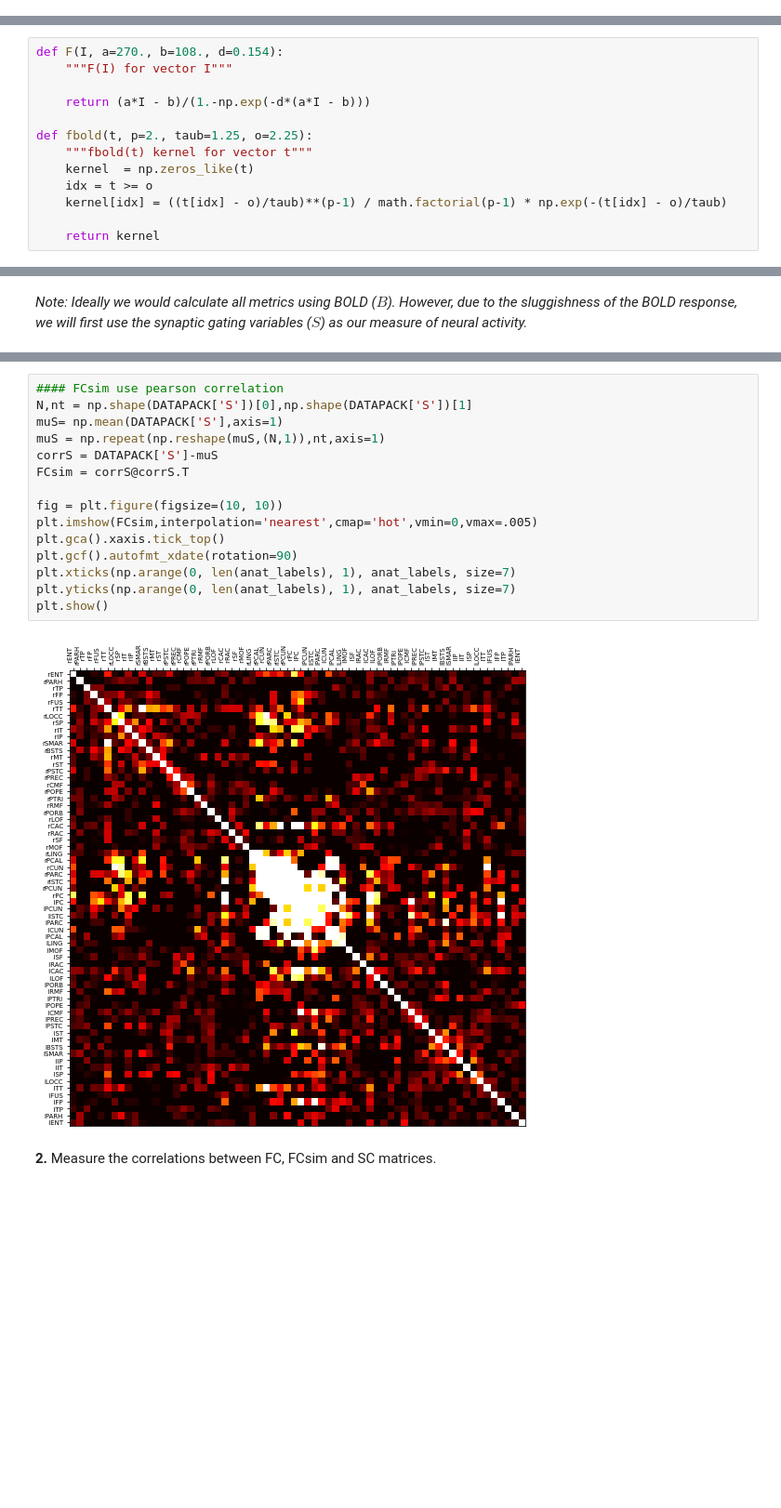
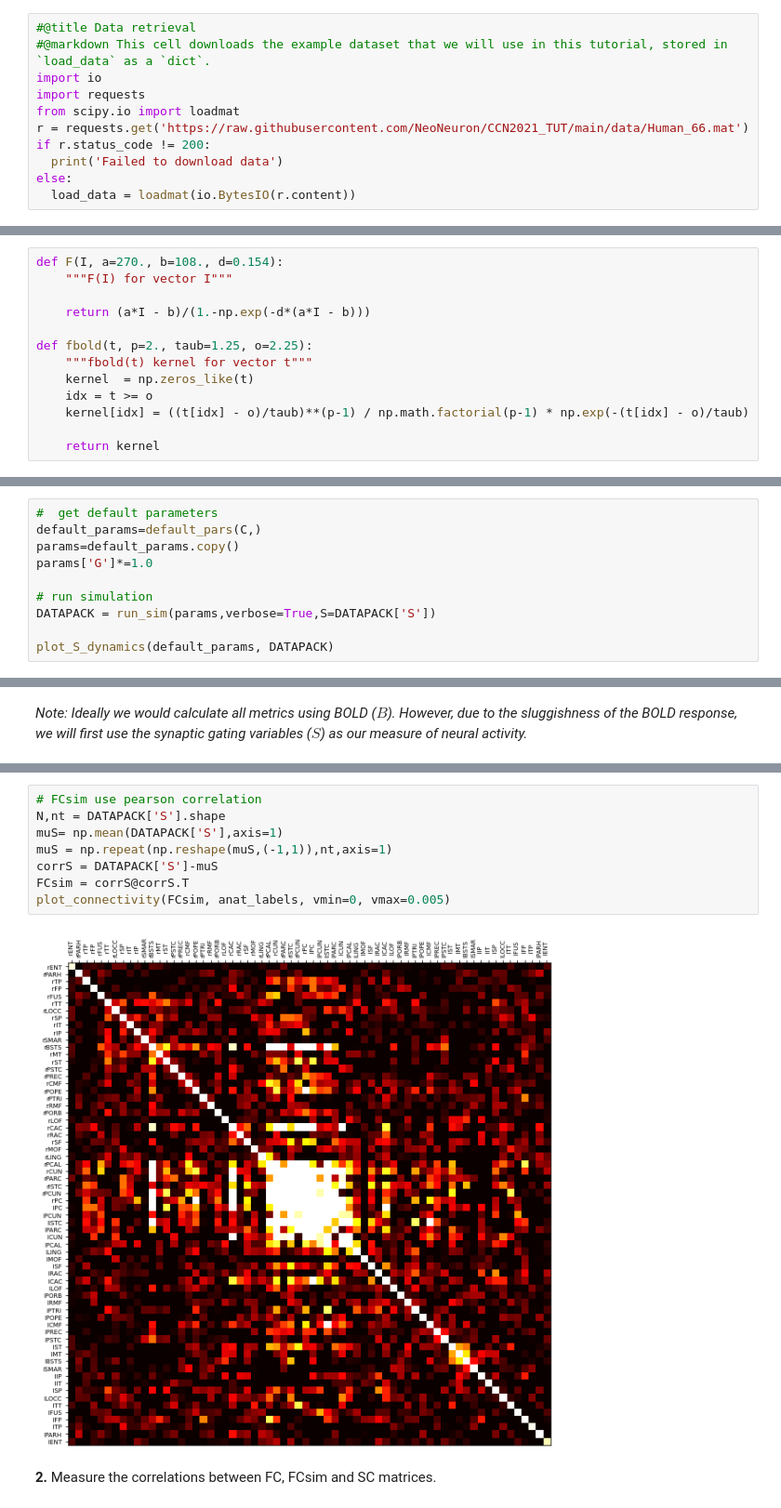
Before and after one commit to NeoNeuron/CCN2021_TUT, a Jupyter notebook: large-scale.ipynb, the cells around one changed output, grey strips where cells are left out. Shown at 93% size. Drawn from its saved outputs; the diff is of its cells as text; blank space fills up the shorter version.

```diff
--- a/large-scale.ipynb
+++ b/large-scale.ipynb
@@ -94,3 +124,14 @@ $$
+# %%
+#@title Data retrieval
+#@markdown This cell downloads the example dataset that we will use in this tutorial, stored in `load_data` as a `dict`.
+import io
+import requests
+from scipy.io import loadmat
+r = requests.get('https://raw.githubusercontent.com/NeoNeuron/CCN2021_TUT/main/data/Human_66.mat')
+if r.status_code != 200:
+  print('Failed to download data')
+else:
+  load_data = loadmat(io.BytesIO(r.content))
 # %% [markdown]
 We first import the structural connectivity and the functional connectivity matrix. Note the sparse connectivity between brain areas.
 # %%
@@ -152,7 +188,7 @@ def fbold(t, p=2., taub=1.25, o=2.25):
     """fbold(t) kernel for vector t"""
     kernel  = np.zeros_like(t)
     idx = t >= o
-    kernel[idx] = ((t[idx] - o)/taub)**(p-1) / math.factorial(p-1) * np.exp(-(t[idx] - o)/taub)
+    kernel[idx] = ((t[idx] - o)/taub)**(p-1) / np.math.factorial(p-1) * np.exp(-(t[idx] - o)/taub)
 
     return kernel
 # %% [markdown]
@@ -423,0 +342,10 @@ done!
+# %%
+#  get default parameters
+default_params=default_pars(C,)
+params=default_params.copy()
+params['G']*=1.0
+
+# run simulation
+DATAPACK = run_sim(params,verbose=True,S=DATAPACK['S'])
+
+plot_S_dynamics(default_params, DATAPACK)
@@ -430,20 +364,13 @@ _Note: Ideally we would calculate all metrics using BOLD ($B$). However, due to
 # %%
-#### FCsim use pearson correlation
-N,nt = np.shape(DATAPACK['S'])[0],np.shape(DATAPACK['S'])[1]
+# FCsim use pearson correlation
+N,nt = DATAPACK['S'].shape
 muS= np.mean(DATAPACK['S'],axis=1)
-muS = np.repeat(np.reshape(muS,(N,1)),nt,axis=1)
+muS = np.repeat(np.reshape(muS,(-1,1)),nt,axis=1)
 corrS = DATAPACK['S']-muS
 FCsim = corrS@corrS.T
-
-fig = plt.figure(figsize=(10, 10))
-plt.imshow(FCsim,interpolation='nearest',cmap='hot',vmin=0,vmax=.005)
-plt.gca().xaxis.tick_top()
-plt.gcf().autofmt_xdate(rotation=90)
-plt.xticks(np.arange(0, len(anat_labels), 1), anat_labels, size=7)
-plt.yticks(np.arange(0, len(anat_labels), 1), anat_labels, size=7)
-plt.show()
+plot_connectivity(FCsim, anat_labels, vmin=0, vmax=0.005)
 # %% [output]
-[figure, old version]
+[figure, new version]
 # %% [markdown]
 **2.** Measure the correlations between FC, FCsim and SC matrices.
 # %%
```
Also changed, not shown: parts of 41 cells of this notebook, 3 other files.
